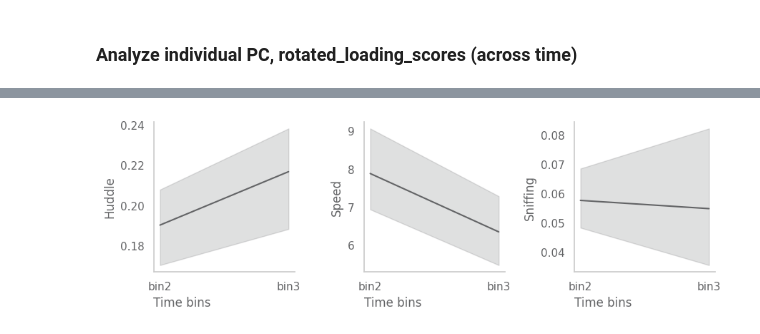
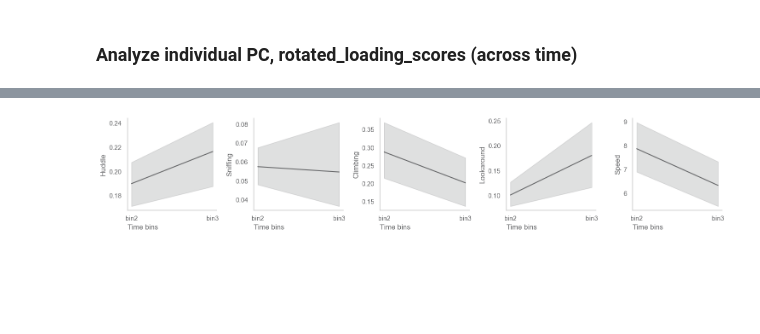
Before and after one commit to marccanela/deepof_abg, a Jupyter notebook: supervised_pipeline.ipynb, the cells around one changed output, grey strips where cells are left out. Drawn from its saved outputs; the diff is of its cells as text; code cells hidden in the pictures; blank space fills up the shorter version.

```diff
--- a/supervised_pipeline.ipynb
+++ b/supervised_pipeline.ipynb
@@ -20,6 +19,6 @@ To enable the following instructions: AVX2 FMA, in other operations, rebuild Ten
 # %%
 # Open an existing DeepOF project
-directory_output = '//home/sie/Desktop/marc/brain_01a02/'
+directory_output = '//folder/becell/Lab Projects/ERCstG_HighMemory/Data/Marc/1) SOC/2024-01a02 cFos/'
 my_deepof_project = deepof.data.load_project(directory_output + "deepof_tutorial_project")
 # %%
 # Open an existing supervised analysis
@@ -91,7 +90,7 @@ visuals_customized.lollipop(dataframe_for_titles, rotated_loading_scores, 'PCA-1
 coords_dict = {
 #    'bin0': ['name1', [4,5]],
 #    'bin1': ['name2', [4,5]],
-    'bin2': ['Before tone', [-4,5]],
+    'bin2': ['Before tone', [-4,4]],
     'bin3': ['During tone', [4,3.5]],
     }
 # %%
@@ -108,9 +107,9 @@ ax, embedding_dataset, rotated_loading_scores, dataframe_for_titles, concat_hue
     supervised_annotations=supervised_annotation,
     bin_size=60,
     bin_index_list=[2,3],
-    my_title = 'No-shock',
+    my_title = 'Paired',
     my_color_dict = color_dict,
     my_coords_dict = coords_dict,
-    specific_condition = 'noshock',
+    specific_condition = 'paired',
 )
 # %% [output]
@@ -169,15 +165,17 @@ visuals_customized.timelapse(dataframe_for_titles, concat_hue, 'huddle')
 # %%
 # Plot some individual behaviors over bins
-fig, (ax1, ax2, ax3) = plt.subplots(1, 3, figsize=(9, 3))
+fig, (ax1, ax2, ax3, ax4, ax5) = plt.subplots(1, 5, figsize=(15, 3))
 
 visuals_customized.timelapse(dataframe_for_titles, concat_hue, 'huddle', ax=ax1)
-visuals_customized.timelapse(dataframe_for_titles, concat_hue, 'speed', ax=ax2)
-visuals_customized.timelapse(dataframe_for_titles, concat_hue, 'sniffing', ax=ax3)
+visuals_customized.timelapse(dataframe_for_titles, concat_hue, 'sniffing', ax=ax2)
+visuals_customized.timelapse(dataframe_for_titles, concat_hue, 'climbing', ax=ax3)
+visuals_customized.timelapse(dataframe_for_titles, concat_hue, 'lookaround', ax=ax4)
+visuals_customized.timelapse(dataframe_for_titles, concat_hue, 'speed', ax=ax5)
 
 # ax1.set_title("supervised embeddings of full videos")
 # ax2.set_title("supervised embeddings of first two minutes")
 
 plt.tight_layout()
 plt.show()
 # %% [output]
-[figure, old version]
+[figure, new version]
```
Also changed, not shown: parts of 9 cells of this notebook, 2 other files.
